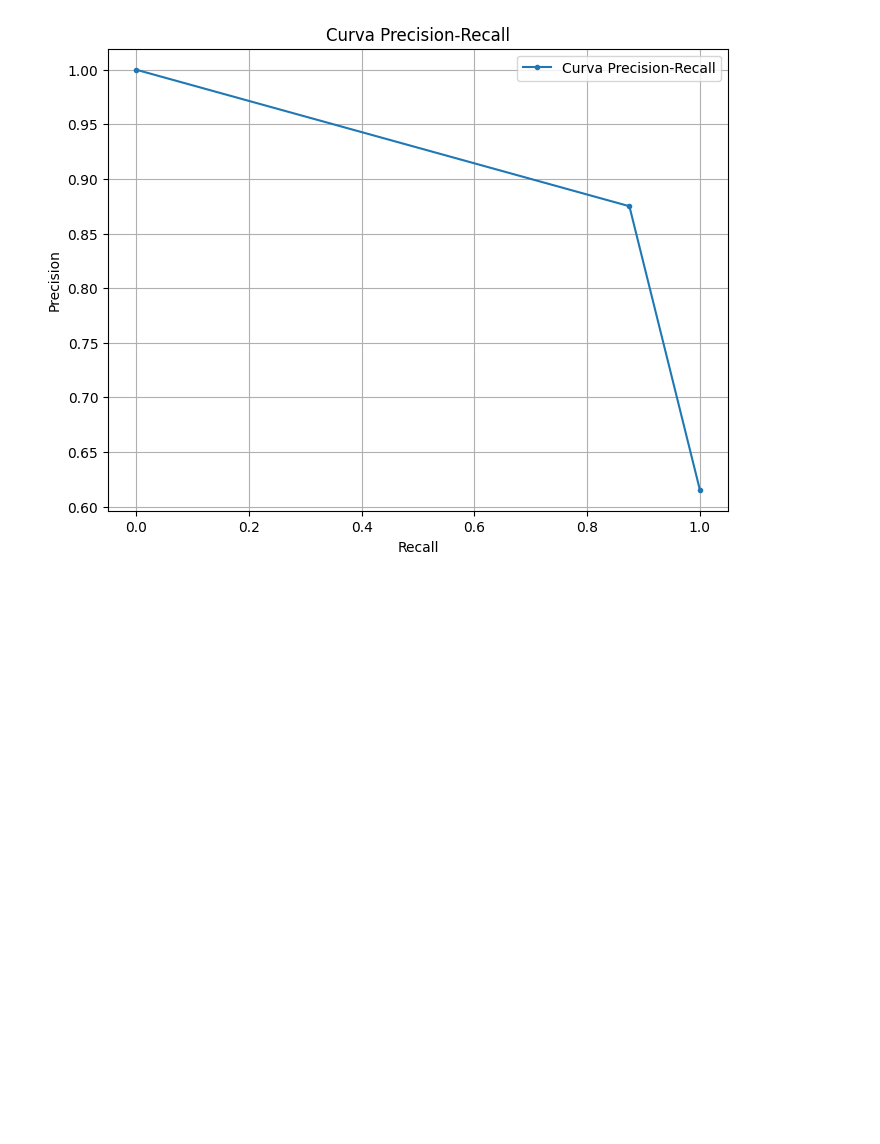
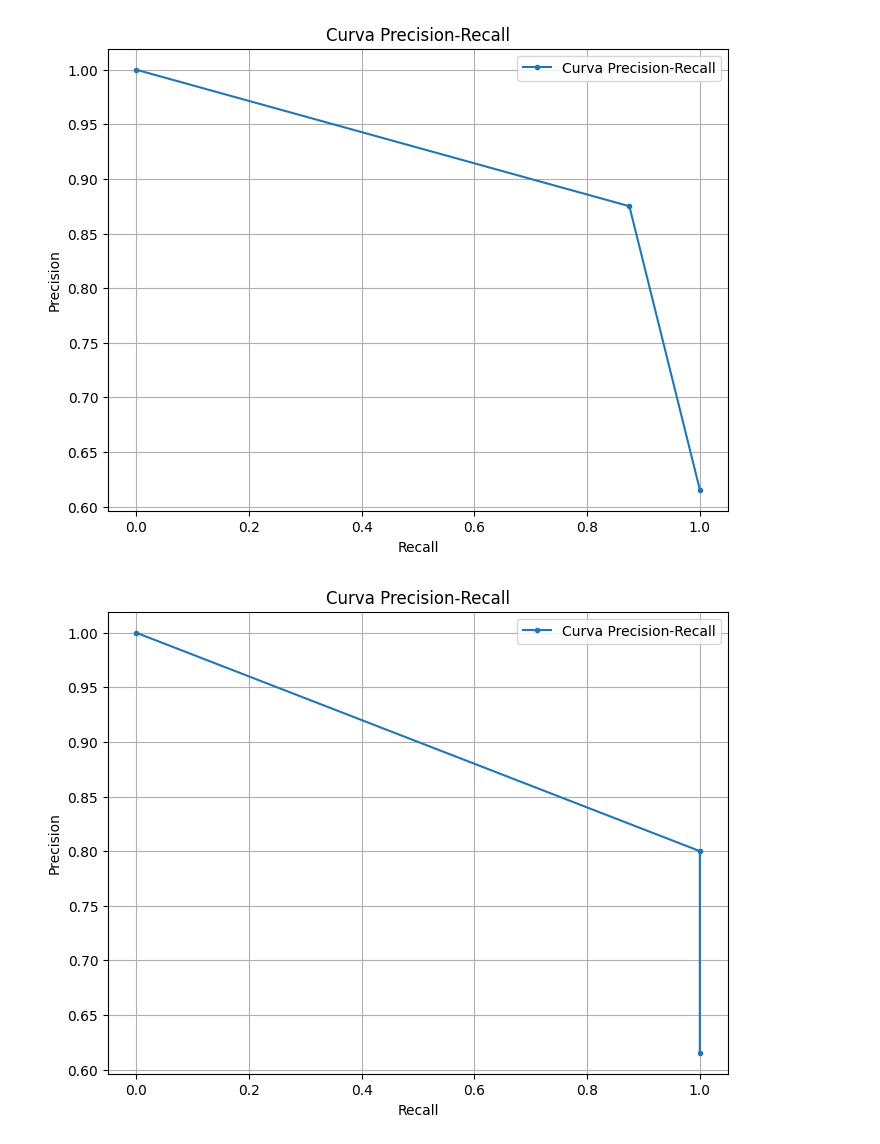
Before and after one commit to maxbper/AC, a Jupyter notebook: junta.ipynb, the cells around one changed output. Drawn from its saved outputs; the diff is of its cells as text; code cells hidden in the pictures; blank space fills up the shorter version.

Commit message:
outra precision-recall

```diff
--- a/junta.ipynb
+++ b/junta.ipynb
@@ -1290,3 +1287,35 @@ plt.legend()
 plt.show()
 # %% [output]
 [figure]
+# %%
+#Precision recall curve para cima e baixo
+
+# Criar o DataFrame com os dados necessários
+dataset_cima_baixo = pd.DataFrame({
+    "playoff": dataset_resultados["playoff"],
+    "prev_regression": dataset_resultados["GradientBoostingRegressor"]
+})
+
+# Criar uma nova coluna 'prev_class' com base na condição
+dataset_cima_baixo['prev_class'] = np.where(dataset_cima_baixo['prev_regression'] > 0.5, 1, 0)
+
+#......................Desenhar a curva.................................
+from sklearn.metrics import precision_recall_curve
+
+y_true = dataset_cima_baixo['playoff']  # Rótulos reais
+y_scores = dataset_cima_baixo['prev_class']  # Probabilidades ou escores de previsão
+
+# Calcular a curva Precision-Recall
+precision, recall, thresholds = precision_recall_curve(y_true, y_scores)
+
+# Plotar a curva Precision-Recall
+plt.figure(figsize=(8, 6))
+plt.plot(recall, precision, marker='.', label='Curva Precision-Recall')
+plt.xlabel('Recall')
+plt.ylabel('Precision')
+plt.title('Curva Precision-Recall')
+plt.grid(True)
+plt.legend()
+plt.show()
+# %% [output]
+[figure, added]
```
Also changed, not shown: parts of 1 cell of this notebook.
